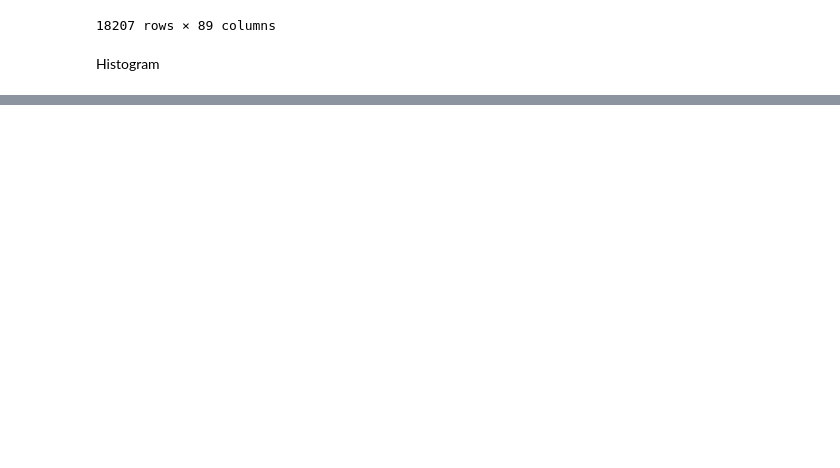
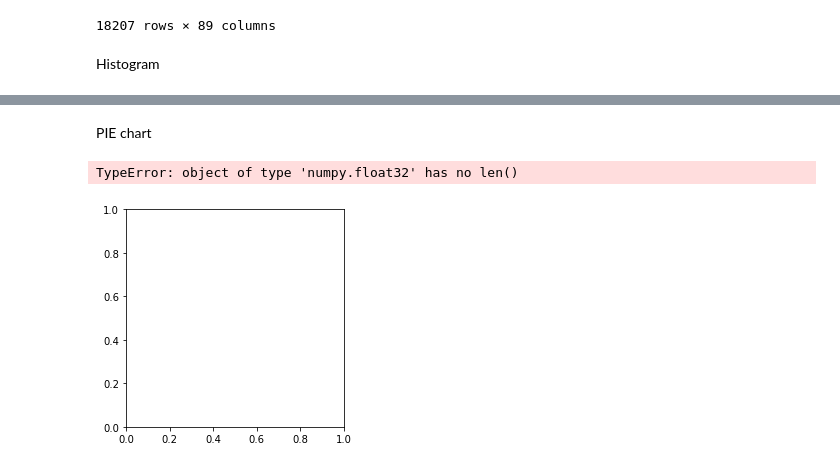
Before and after one commit to fb0801/python-crash-course-book, a Jupyter notebook: matplotlib tut/Untitled.ipynb, the cells around one changed output, grey strips where cells are left out. Saved outputs shown, nothing was run; the diff lists cells and outputs as text; code cells hidden in the pictures; blank space fills up the shorter version.

```diff
--- a/matplotlib tut/Untitled.ipynb
+++ b/matplotlib tut/Untitled.ipynb
@@ -59,0 +61,11 @@ plt.show()
+# %% [markdown]
+PIE chart
+# %%
+left= fifa.loc[fifa['Preferred Foot']=='Left'].count()[0]
+right= fifa.loc[fifa['Preferred Foot']=='Right'].count()[0]
+
+plt.pie(left, right)
+plt.show()
+# %% [output]
+TypeError: object of type 'numpy.float32' has no len()
+[figure, added]
```
Also changed, not shown: parts of 1 cell of this notebook.
